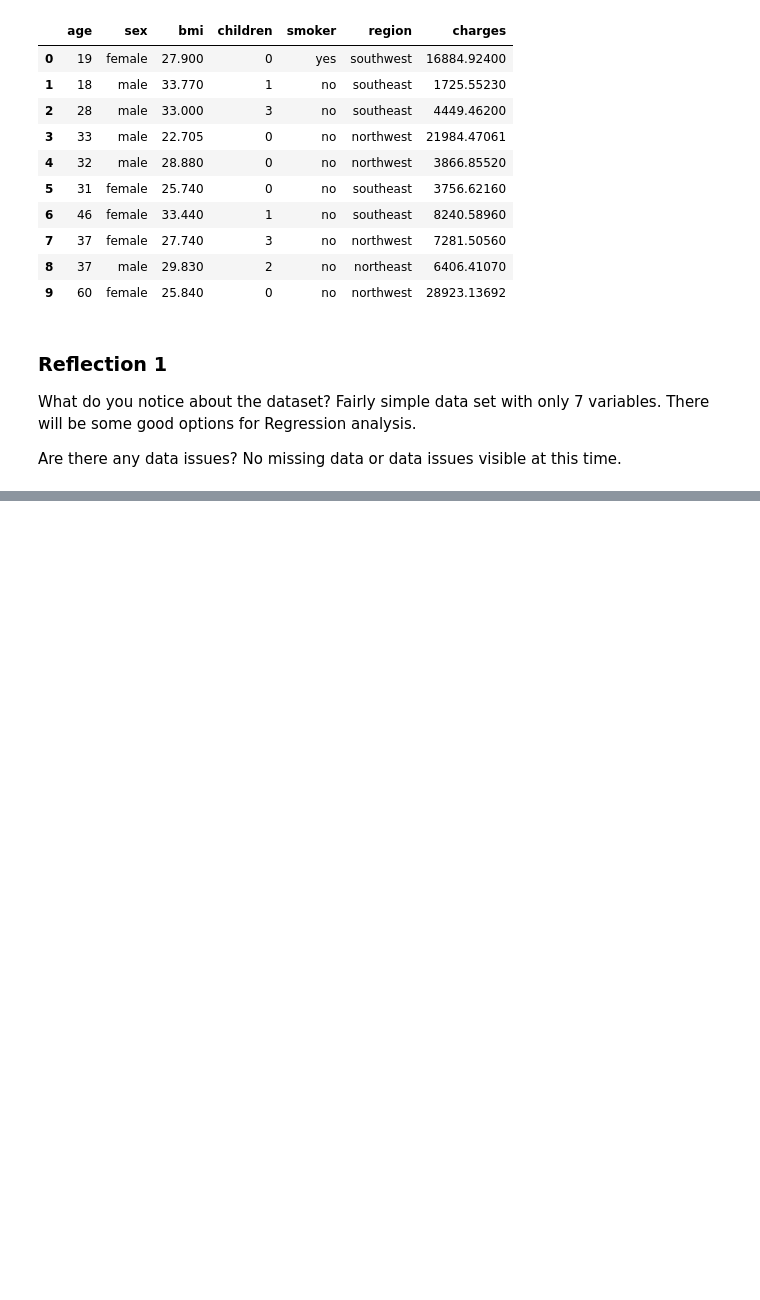
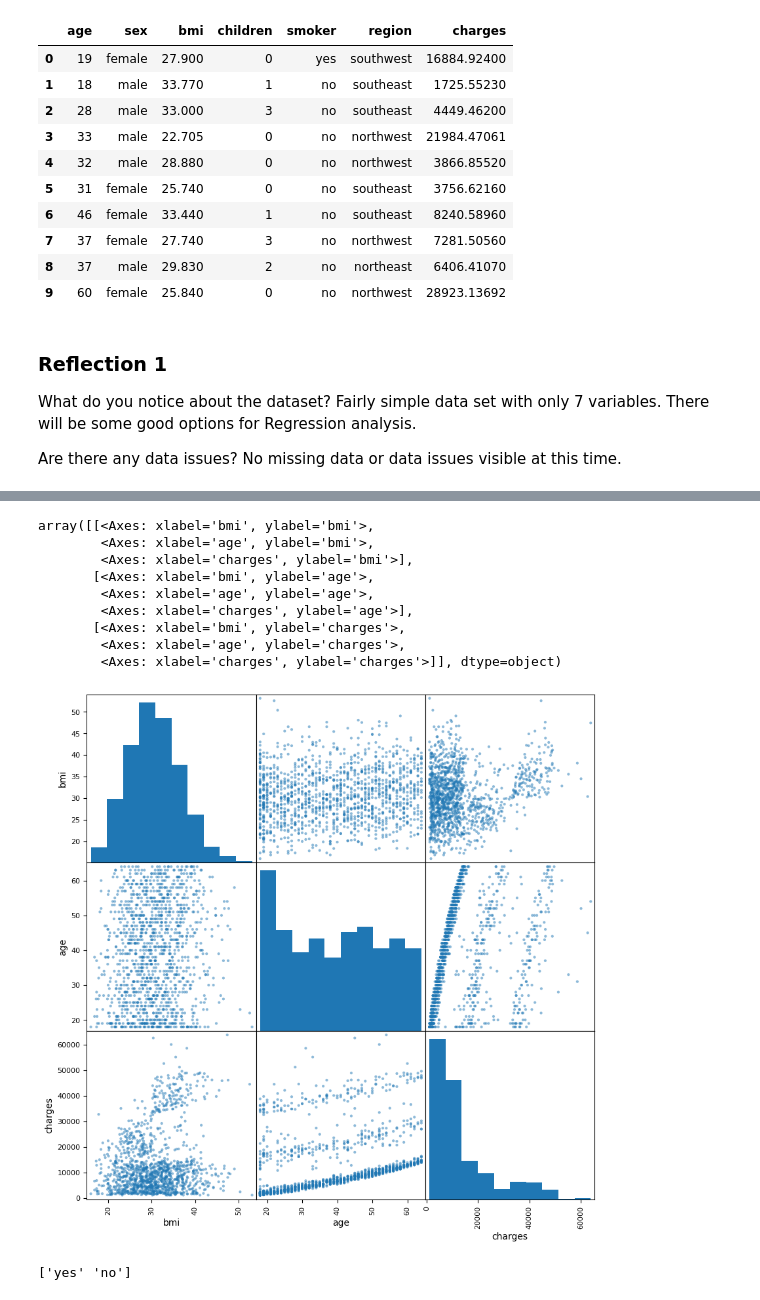
Before and after one commit to s256657/ml_regression_craigwilcox, a Jupyter notebook: regression_craigwilcox.ipynb, the cells around one changed output, grey strips where cells are left out. Saved outputs shown, nothing was run; the diff lists cells and outputs as text; code cells hidden in the pictures; blank space fills up the shorter version.

```diff
--- a/regression_craigwilcox.ipynb
+++ b/regression_craigwilcox.ipynb
@@ -66,0 +72,20 @@ Are there any data issues? No missing data or data issues visible at this time.
+# %%
+# Scatter matrix of numerical variables To inspect data
+
+attributes = ['bmi', 'age', 'charges']
+scatter_matrix(df[attributes], figsize=(10, 10))
+# %% [output]
+array([[<Axes: xlabel='bmi', ylabel='bmi'>,
+        <Axes: xlabel='age', ylabel='bmi'>,
+        <Axes: xlabel='charges', ylabel='bmi'>],
+       [<Axes: xlabel='bmi', ylabel='age'>,
+        <Axes: xlabel='age', ylabel='age'>,
+        <Axes: xlabel='charges', ylabel='age'>],
+       [<Axes: xlabel='bmi', ylabel='charges'>,
+        <Axes: xlabel='age', ylabel='charges'>,
+        <Axes: xlabel='charges', ylabel='charges'>]], dtype=object)
+[figure, added]
+# %%
+print(df['smoker'].unique())
+# %% [output]
+['yes' 'no']
```
Also changed, not shown: parts of 3 cells of this notebook.
